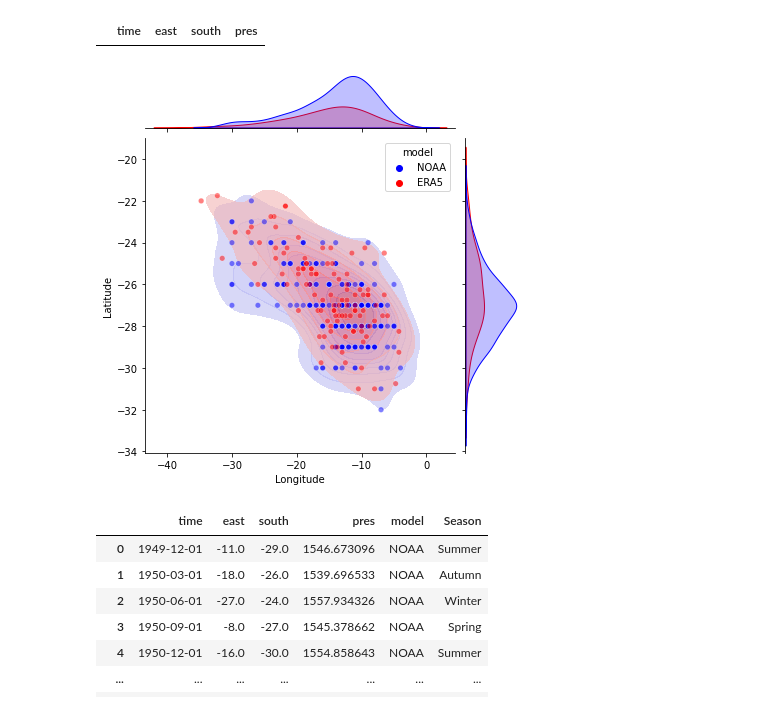
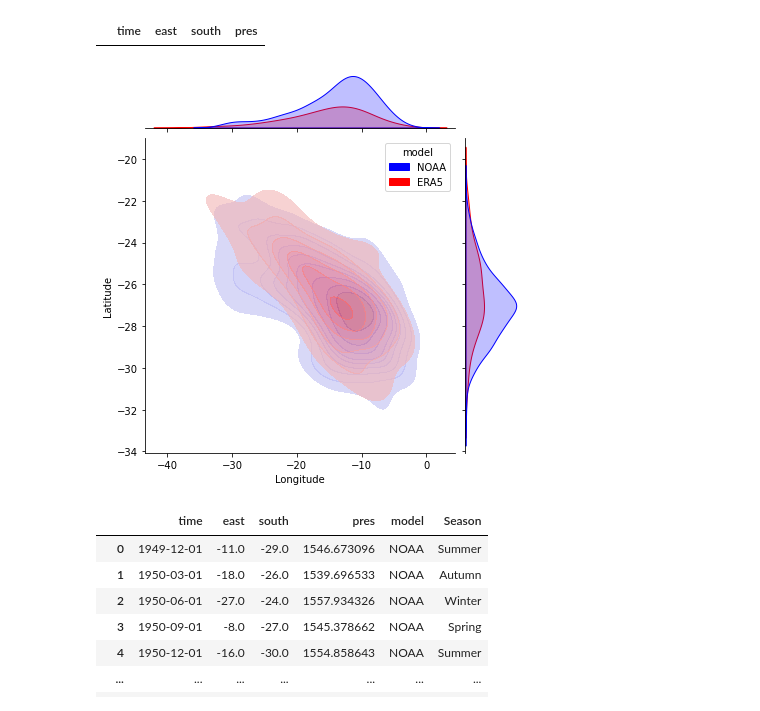
Before and after one commit to peterm790/MASTERS, a Jupyter notebook: HIGH/SASH_1D.ipynb, the cells around one changed output. Drawn from its saved outputs; the diff is of its cells as text; code cells hidden in the pictures.

```diff
--- a/HIGH/SASH_1D.ipynb
+++ b/HIGH/SASH_1D.ipynb
@@ -210,24 +210,24 @@ out = pickle.load( open( "../HIGH_OUT/tracker_1D.p", "rb" ) )
 # %%
 #for index in out:
 for index in ['ERA5']:
     if index == 'NOAA':
         pass
     else:
         df  = out['NOAA']
         df['model'] = 'NOAA'
         df2 = out[index]
         df2['model'] = str(index)
         df = df.append(df2)
         g = sns.jointplot(data= df,x='east',y = 'south', hue="model",kind="kde",fill=True,  palette=["blue","red"],joint_kws={'alpha': 0.6} )
-        g.plot_joint(sns.scatterplot, s=30, alpha=.5)
+        #g.plot_joint(sns.scatterplot, s=30, alpha=.5)
         g.ax_joint.set_xlabel('Longitude')
         g.ax_joint.set_ylabel('Latitude')
         plt.savefig('../HIGH_OUT/jointplots/jointplot_'+str(index)+'.png',dpi=100)
         plt.savefig('../HIGH_OUT/jointplots/jointplot_'+str(index)+'.pdf')
         #plt.close()
         plt.show()
 # %% [output]
-[figure, old version]
+[figure, new version]
 # %%
 NOAA = out['NOAA']
 seasons =[]
```
